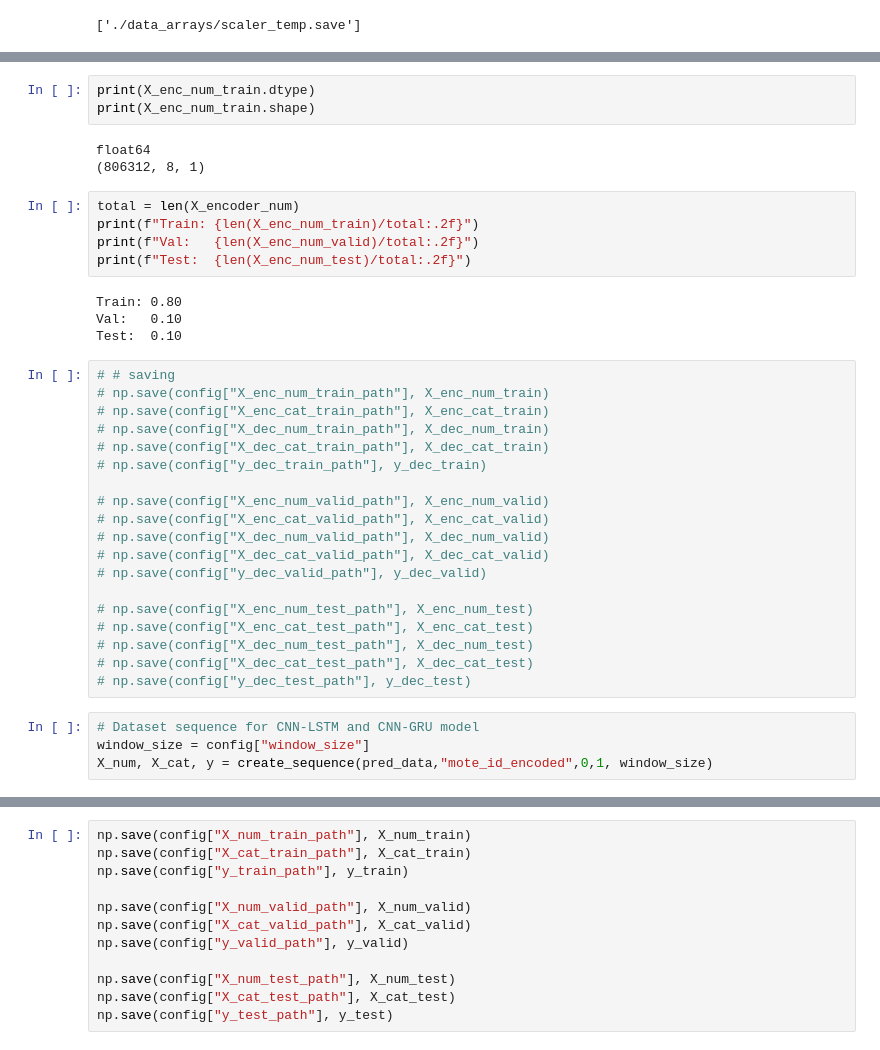
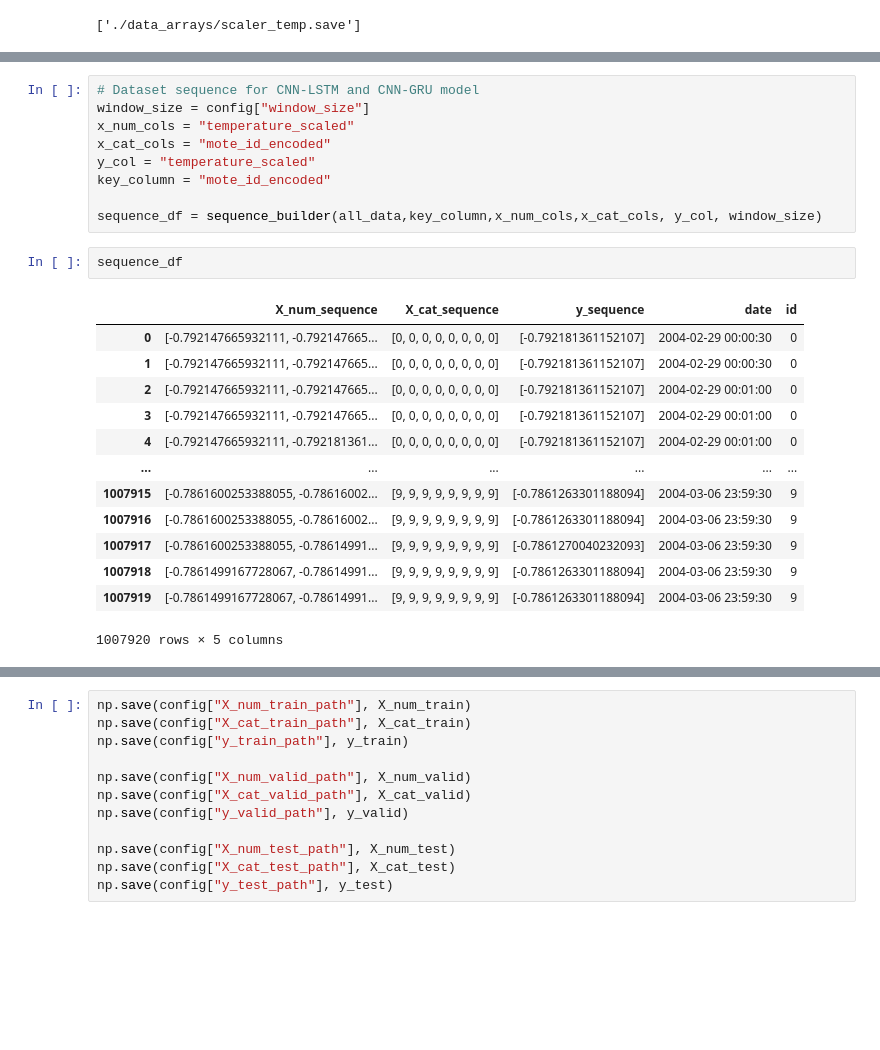
Before and after one commit to Nene-S/IoT_Sensors_Prediction_and_Classification, a Jupyter notebook: notebooks/preprocess.ipynb, the cells around one changed output, grey strips where cells are left out. Saved outputs shown, nothing was run; the diff lists cells and outputs as text; blank space fills up the shorter version.

```diff
--- a/notebooks/preprocess.ipynb
+++ b/notebooks/preprocess.ipynb
@@ -365,38 +290,25 @@ X_enc_num_test, X_enc_cat_test, X_dec_num_test, X_dec_cat_test, y_dec_test = \
-# %%
-print(X_enc_num_train.dtype)
-print(X_enc_num_train.shape)
-# %% [output]
-float64
-(806312, 8, 1)
-# %%
-total = len(X_encoder_num)
-print(f"Train: {len(X_enc_num_train)/total:.2f}")
-print(f"Val:   {len(X_enc_num_valid)/total:.2f}")
-print(f"Test:  {len(X_enc_num_test)/total:.2f}")
-# %% [output]
-Train: 0.80
-Val:   0.10
-Test:  0.10
-# %%
-# # saving
-# np.save(config["X_enc_num_train_path"], X_enc_num_train)
-# np.save(config["X_enc_cat_train_path"], X_enc_cat_train)
-# np.save(config["X_dec_num_train_path"], X_dec_num_train)
-# np.save(config["X_dec_cat_train_path"], X_dec_cat_train)
-# np.save(config["y_dec_train_path"], y_dec_train)
-
-# np.save(config["X_enc_num_valid_path"], X_enc_num_valid)
-# np.save(config["X_enc_cat_valid_path"], X_enc_cat_valid)
-# np.save(config["X_dec_num_valid_path"], X_dec_num_valid)
-# np.save(config["X_dec_cat_valid_path"], X_dec_cat_valid)
-# np.save(config["y_dec_valid_path"], y_dec_valid)
-
-# np.save(config["X_enc_num_test_path"], X_enc_num_test)
-# np.save(config["X_enc_cat_test_path"], X_enc_cat_test)
-# np.save(config["X_dec_num_test_path"], X_dec_num_test)
-# np.save(config["X_dec_cat_test_path"], X_dec_cat_test)
-# np.save(config["y_dec_test_path"], y_dec_test)
 # %%
 # Dataset sequence for CNN-LSTM and CNN-GRU model
 window_size = config["window_size"]
-X_num, X_cat, y = create_sequence(pred_data,"mote_id_encoded",0,1, window_size)
+x_num_cols = "temperature_scaled"
+x_cat_cols = "mote_id_encoded"
+y_col = "temperature_scaled"
+key_column = "mote_id_encoded"
+
+sequence_df = sequence_builder(all_data,key_column,x_num_cols,x_cat_cols, y_col, window_size)
+# %%
+sequence_df
+# %% [output]
+|  | X_num_sequence | X_cat_sequence | y_sequence | date | id |
+| 0 | [-0.792147665932111, -0.792147665... | [0, 0, 0, 0, 0, 0, 0, 0] | [-0.792181361152107] | 2004-02-29 00:00:30 | 0 |
+| 1 | [-0.792147665932111, -0.792147665... | [0, 0, 0, 0, 0, 0, 0, 0] | [-0.792181361152107] | 2004-02-29 00:00:30 | 0 |
+| 2 | [-0.792147665932111, -0.792147665... | [0, 0, 0, 0, 0, 0, 0, 0] | [-0.792181361152107] | 2004-02-29 00:01:00 | 0 |
+| 3 | [-0.792147665932111, -0.792147665... | [0, 0, 0, 0, 0, 0, 0, 0] | [-0.792181361152107] | 2004-02-29 00:01:00 | 0 |
+| 4 | [-0.792147665932111, -0.792181361... | [0, 0, 0, 0, 0, 0, 0, 0] | [-0.792181361152107] | 2004-02-29 00:01:00 | 0 |
+| ... | ... | ... | ... | ... | ... |
+| 1007915 | [-0.7861600253388055, -0.78616002... | [9, 9, 9, 9, 9, 9, 9, 9] | [-0.7861263301188094] | 2004-03-06 23:59:30 | 9 |
+| 1007916 | [-0.7861600253388055, -0.78616002... | [9, 9, 9, 9, 9, 9, 9, 9] | [-0.7861263301188094] | 2004-03-06 23:59:30 | 9 |
+| 1007917 | [-0.7861600253388055, -0.78614991... | [9, 9, 9, 9, 9, 9, 9, 9] | [-0.7861270040232093] | 2004-03-06 23:59:30 | 9 |
+| 1007918 | [-0.7861499167728067, -0.78614991... | [9, 9, 9, 9, 9, 9, 9, 9] | [-0.7861263301188094] | 2004-03-06 23:59:30 | 9 |
+| 1007919 | [-0.7861499167728067, -0.78614991... | [9, 9, 9, 9, 9, 9, 9, 9] | [-0.7861263301188094] | 2004-03-06 23:59:30 | 9 |
+1007920 rows × 5 columns
```
Also changed, not shown: parts of 26 cells of this notebook, 29 other files.
